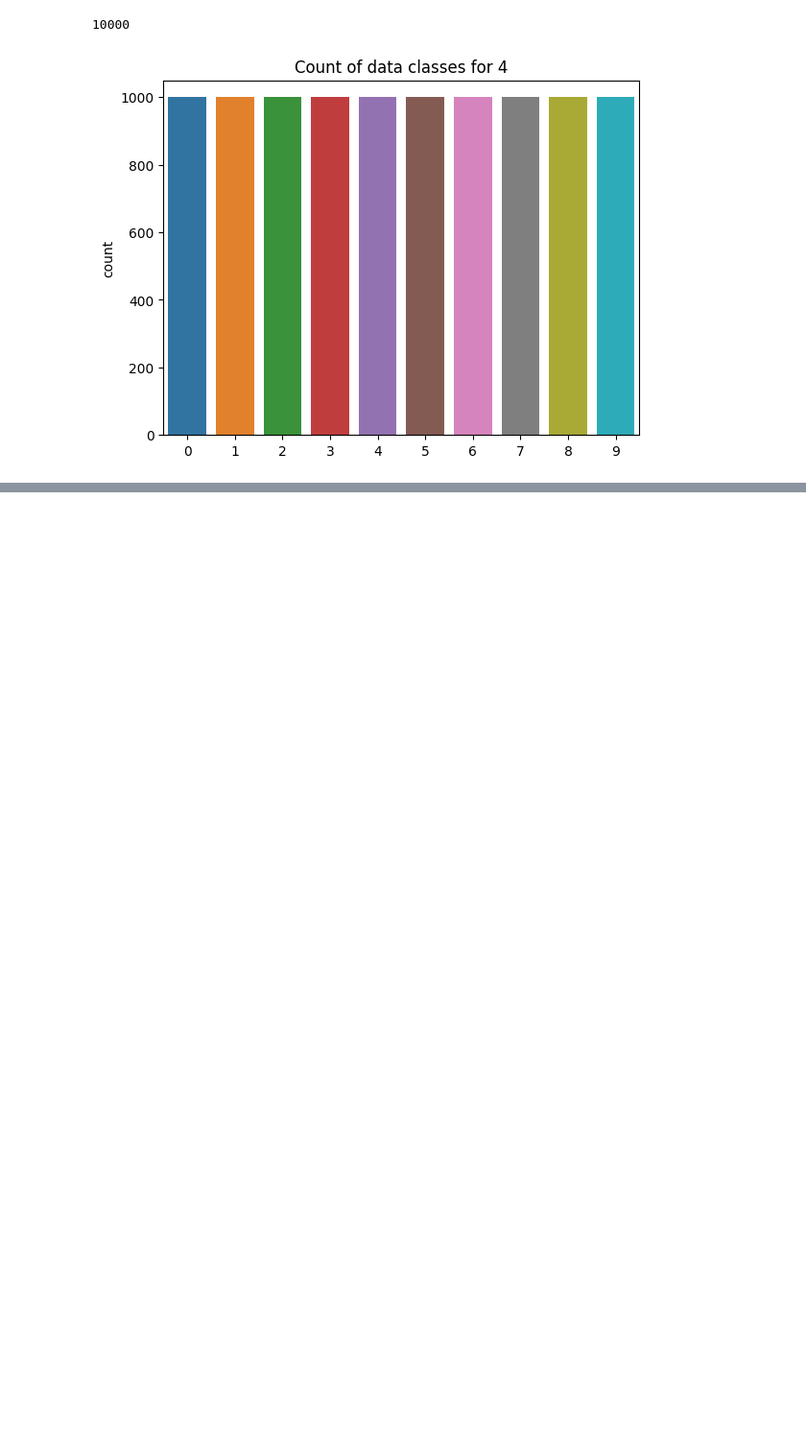
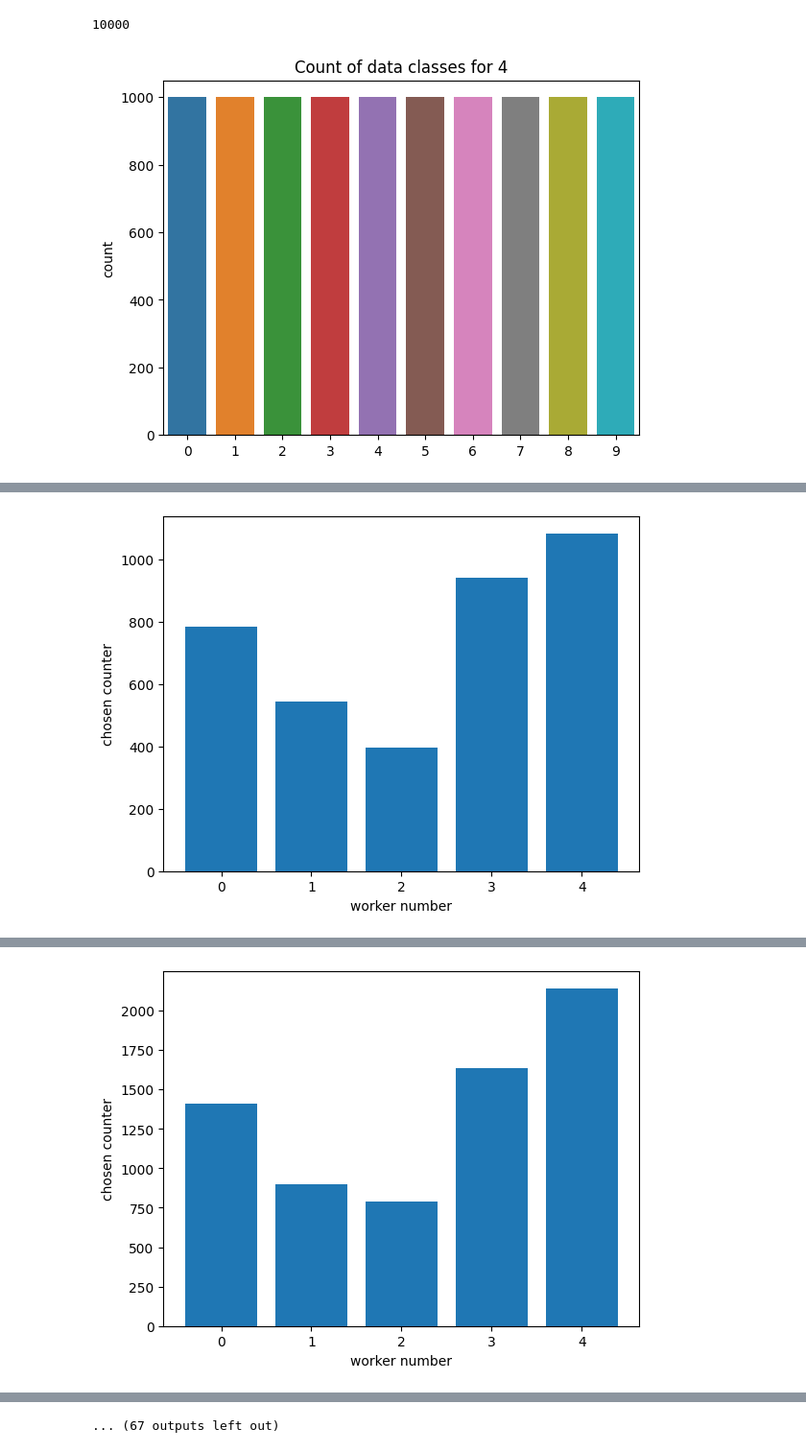
Before and after one commit to basemprince/F2U, a Jupyter notebook: main.ipynb, the cells around one changed output, grey strips where cells are left out. Shown at 96% size. Drawn from its saved outputs; the diff is of its cells as text; code cells hidden in the pictures; blank space fills up the shorter version.

```diff
--- a/main.ipynb
+++ b/main.ipynb
@@ -24,7 +25,7 @@ NUM_EPOCHS = 200
 LEARNING_RATE = 2e-4
 B1 = 0.5
 B2 = 0.999
-BATCH_SIZE = 64
+BATCH_SIZE = 16
 NOISE_DIM = 128
 FID_BATCH_SIZE = 20
 NUM_UNIQUE_USERS = NUM_WORKERS
@@ -138,7 +139,7 @@ for i in range(NUM_WORKERS):
 # summary(main_server.generator,(128,1,1))
 # summary(workers[0].discriminator,(3,32,32))
 # %%
-criterion = nn.BCELoss()
+criterion = nn.MSELoss()
 fixed_noise = torch.randn(36, NOISE_DIM, 1, 1).to(dev)
 
 worker_loaders = []
@@ -149,7 +150,7 @@ for worker in workers:
     for batch_id, real in enumerate(DataLoader(dataset=worker.x_data,batch_size=BATCH_SIZE)):
         worker_loaders[-1].append(real)
 # %%
-trial = True
+trial = False
 # %%
 # GAN archicture trial (trial == TRUE)
 if trial:
@@ -247,6 +230,7 @@ if not trial:
         for batch_id in range(len(worker_loaders[0])):
 
             highest_loss = 0
+            lowest_loss = math.inf
             chosen_discriminator = None
             noise = torch.randn(BATCH_SIZE, NOISE_DIM, 1,1).to(dev)
             fake = main_server.generator(noise)
@@ -265,8 +249,11 @@ if not trial:
                 worker.loss_disc.backward()
                 worker.d_optimizer.step()
                 # print(worker.loss_disc_fake, i)
-                if highest_loss < worker.loss_disc_fake:
-                    highest_loss = worker.loss_disc_fake
+                # if highest_loss < worker.loss_disc_fake:
+                #     highest_loss = worker.loss_disc_fake
+                #     chosen_discriminator = worker_id
+                if lowest_loss > worker.loss_disc_fake:
+                    lowest_loss = worker.loss_disc_fake
                     chosen_discriminator = worker_id
             # print(f"chosen worker is {chosen_discriminator} with loss of: {highest_loss.item():.4f}")
             chosen_worker = workers[chosen_discriminator]
@@ -307,3 +294,4 @@ if not trial:
             plt.show()
         if epoch % 20 == 0 and epoch != 0:
             logger.save_models(main_server,workers,epoch)
+# %% [output]
@@ -309,0 +315 @@ if not trial:
+[figure, added]
@@ -309,0 +333 @@ if not trial:
+[figure, added]
@@ -309,0 +406 @@ if not trial:
+... (67 outputs left out)
```
Also changed, not shown: parts of 4 cells of this notebook, 8 other files.
